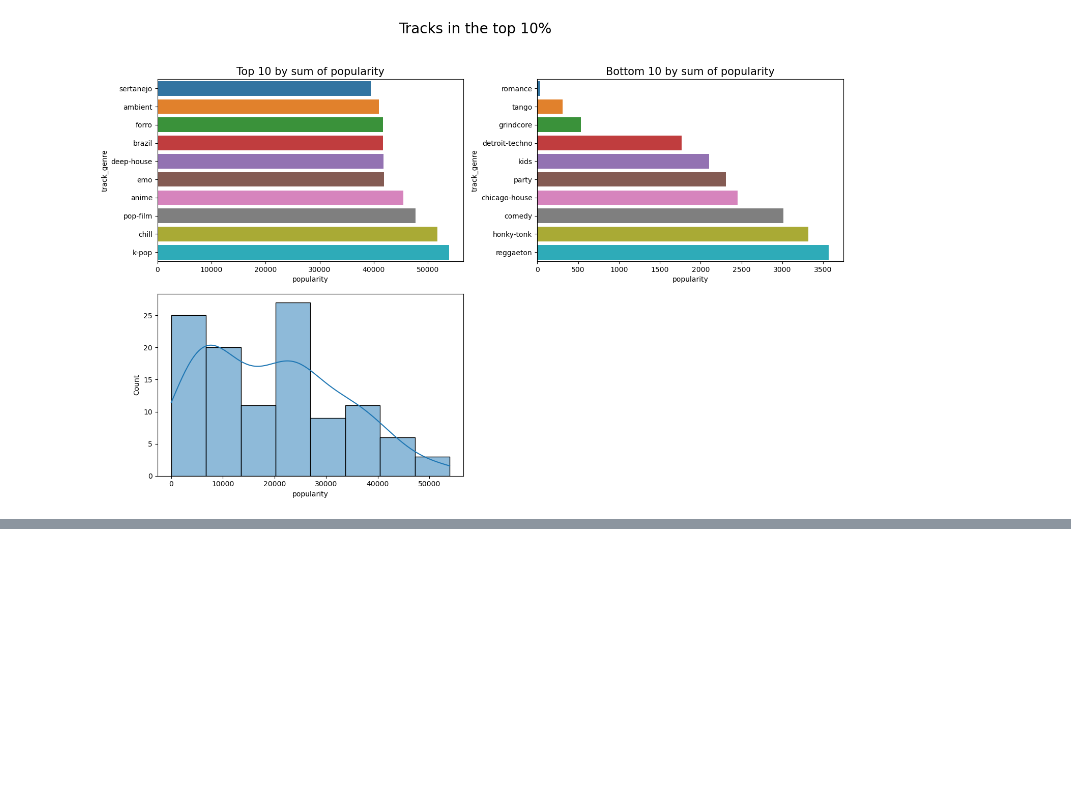
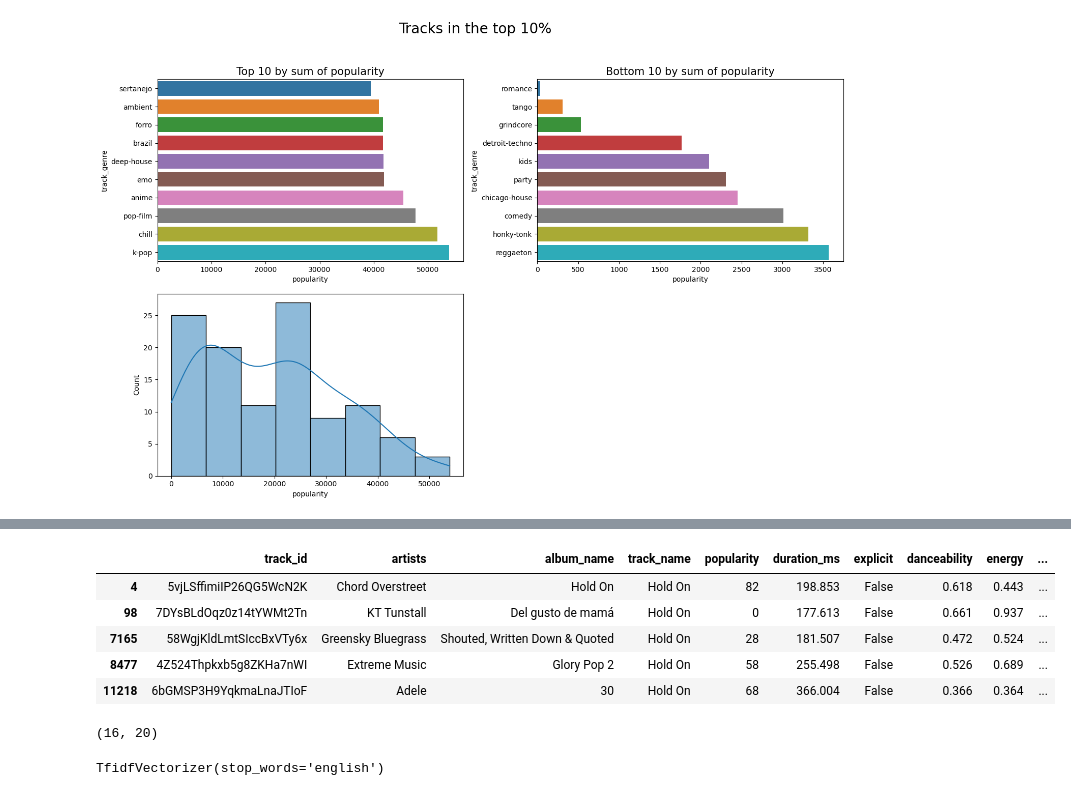
Before and after one commit to Mittal-99/Recommendar_System, a Jupyter notebook: spotify-track.ipynb, the cells around one changed output, grey strips where cells are left out. Cells and saved outputs as stored; diff of their text form; code cells hidden in the pictures; blank space fills up the shorter version.

```diff
--- a/spotify-track.ipynb
+++ b/spotify-track.ipynb
@@ -490,0 +512,20 @@ axes[-1].axis('off')
+# %%
+song=df[df.track_name=='Hold On']
+song.head()
+# %% [output]
+|  | track_id | artists | album_name | track_name | popularity | duration_ms | explicit | danceability | energy | ... |
+| 4 | 5vjLSffimiIP26QG5WcN2K | Chord Overstreet | Hold On | Hold On | 82 | 198.853 | False | 0.618 | 0.443 | ... |
+| 98 | 7DYsBLdOqz0z14tYWMt2Tn | KT Tunstall | Del gusto de mamá | Hold On | 0 | 177.613 | False | 0.661 | 0.937 | ... |
+| 7165 | 58WgjKldLmtSIccBxVTy6x | Greensky Bluegrass | Shouted, Written Down & Quoted | Hold On | 28 | 181.507 | False | 0.472 | 0.524 | ... |
+| 8477 | 4Z524Thpkxb5g8ZKHa7nWI | Extreme Music | Glory Pop 2 | Hold On | 58 | 255.498 | False | 0.526 | 0.689 | ... |
+| 11218 | 6bGMSP3H9YqkmaLnaJTIoF | Adele | 30 | Hold On | 68 | 366.004 | False | 0.366 | 0.364 | ... |
+# %%
+song.shape
+# %% [output]
+(16, 20)
+# %%
+# Create a TF-IDF vectorizer to convert text features into numerical vectors
+tfidf_vectorizer = TfidfVectorizer(stop_words='english')
+tfidf_vectorizer
+# %% [output]
+TfidfVectorizer(stop_words='english')
```
Also changed, not shown: parts of 16 cells of this notebook.
